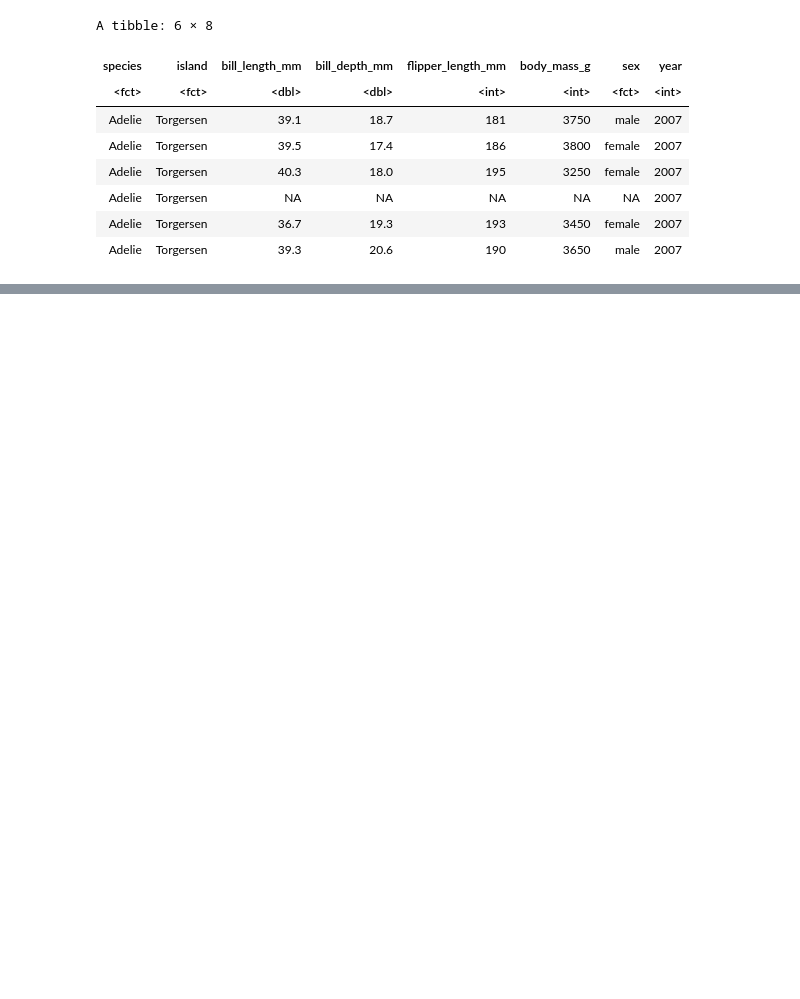
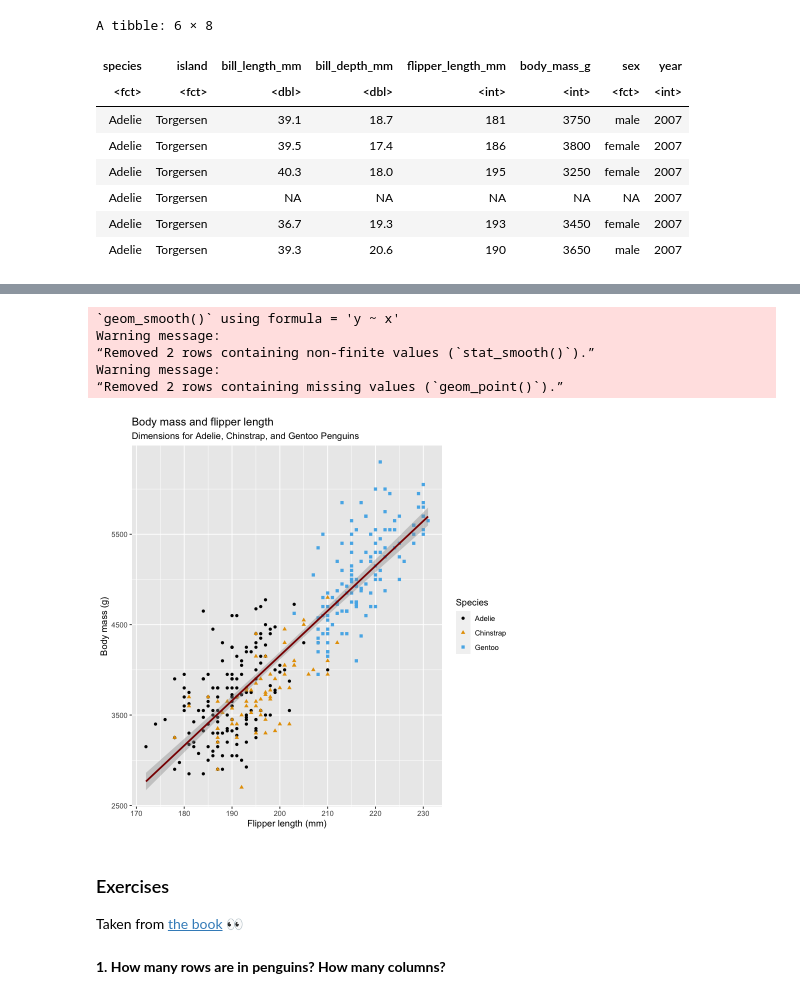
Before and after one commit to victorteodoro/r-for-data-science-code-examples, a Jupyter notebook: ch02/penguins.ipynb, the cells around one changed output, grey strips where cells are left out. Saved outputs shown, nothing was run; the diff lists cells and outputs as text; code cells hidden in the pictures; blank space fills up the shorter version.

Commit message:
Add the first examples of plotting with ggplot2

```diff
--- a/ch02/penguins.ipynb
+++ b/ch02/penguins.ipynb
@@ -19,0 +57,27 @@ A tibble: 6 × 8
+# %%
+ggplot(
+    data = penguins,
+    mapping = aes(x = flipper_length_mm, y = body_mass_g)
+) +
+    geom_point(mapping = aes(color = species, shape = species)) +
+    geom_smooth(method = "lm", color = "darkred") +
+    labs(
+        title = "Body mass and flipper length",
+        subtitle = "Dimensions for Adelie, Chinstrap, and Gentoo Penguins",
+        x = "Flipper length (mm)", y = "Body mass (g)",
+        color = "Species", shape = "Species"
+    ) +
+    scale_color_colorblind()
+# %% [output]
+`geom_smooth()` using formula = 'y ~ x'
+Warning message:
+“Removed 2 rows containing non-finite values (`stat_smooth()`).”
+Warning message:
+“Removed 2 rows containing missing values (`geom_point()`).”
+[figure, added]
+# %% [markdown]
+### Exercises
+
+Taken from [the book](https://r4ds.hadley.nz/data-visualize#exercises) 👀
+# %% [markdown]
+**1. How many rows are in penguins? How many columns?**
```
Also changed, not shown: parts of 8 cells of this notebook.
